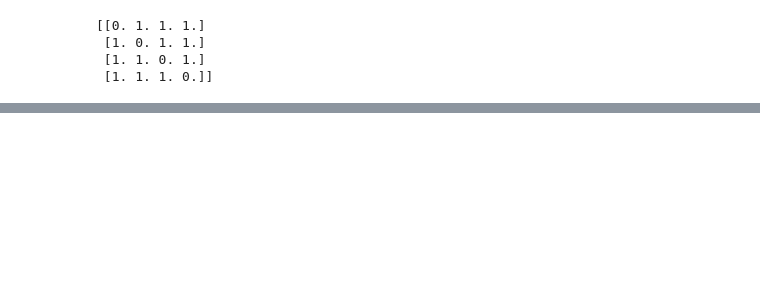
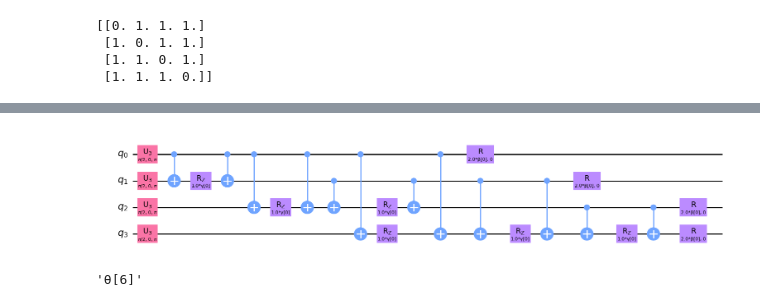
Before and after one commit to filipmazurek/circuit-knitting-toolbox-modified, a Jupyter notebook: docs/circuit_cutting/gate_and_wire_cuts/algorithm_examples/QAOA Example.ipynb, the cells around one changed output, grey strips where cells are left out. Saved outputs shown, nothing was run; the diff lists cells and outputs as text; code cells hidden in the pictures; blank space fills up the shorter version.

```diff
--- a/docs/circuit_cutting/gate_and_wire_cuts/algorithm_examples/QAOA Example.ipynb
+++ b/docs/circuit_cutting/gate_and_wire_cuts/algorithm_examples/QAOA Example.ipynb
@@ -109,0 +106,15 @@ ansatz.decompose(reps=3).draw('mpl')
+# %%
+ansatz = ansatz.decompose(reps=2)
+
+ansatz.draw('mpl')
+# %% [output]
+[figure, added]
+# %%
+theta = ParameterVector("θ", 10)
+beta = ParameterVector("β", 10)
+#type(theta[6]
+str(theta[6])
+
+#ansatz.data[-5].operation.params
+# %% [output]
+'θ[6]'
```
Also changed, not shown: parts of 21 cells of this notebook, 4 other files.
